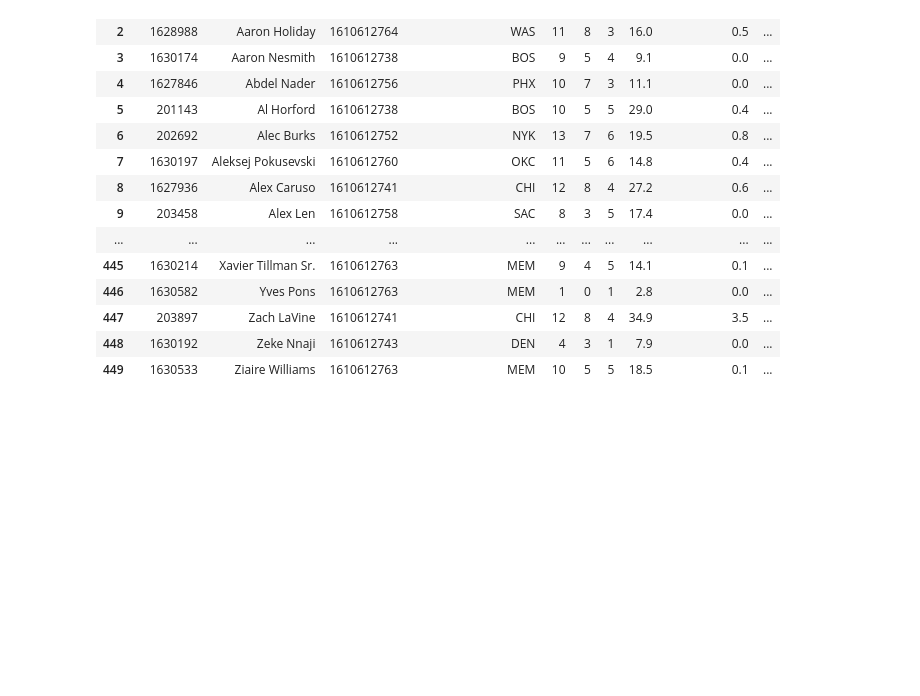
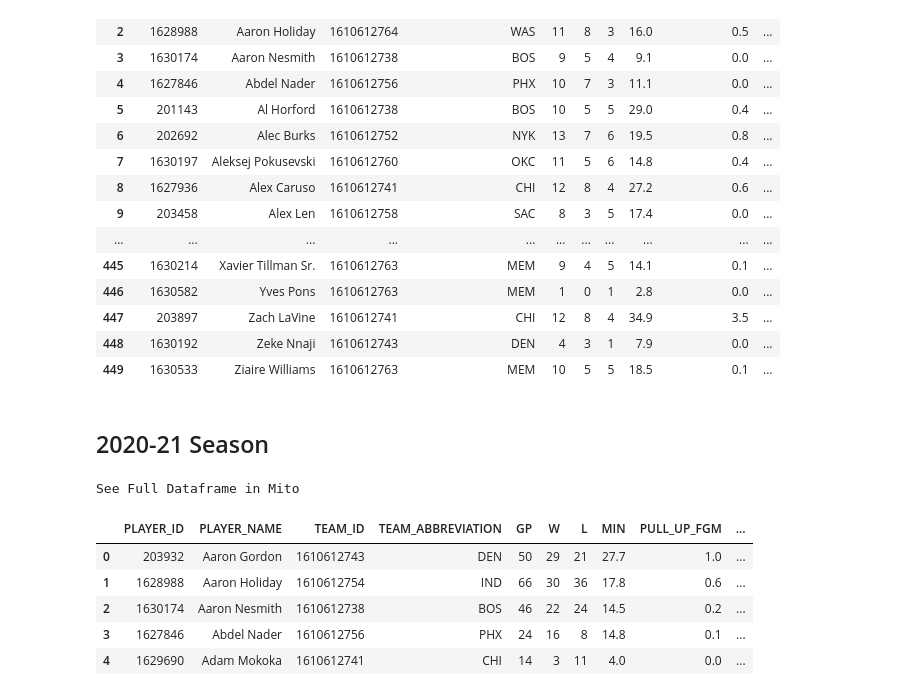
Before and after one commit to bme3412/Python, a Jupyter notebook: Projects/Basketball_reference/Shooting Stats.ipynb, the cells around one changed output. Cells and saved outputs as stored; diff of their text form; code cells hidden in the pictures; blank space fills up the shorter version.

```diff
--- a/Projects/Basketball_reference/Shooting Stats.ipynb
+++ b/Projects/Basketball_reference/Shooting Stats.ipynb
@@ -166,3 +164,74 @@ See Full Dataframe in Mito
 | 447 | 203897 | Zach LaVine | 1610612741 | CHI | 12 | 8 | 4 | 34.9 | 3.5 | ... |
 | 448 | 1630192 | Zeke Nnaji | 1610612743 | DEN | 4 | 3 | 1 | 7.9 | 0.0 | ... |
 | 449 | 1630533 | Ziaire Williams | 1610612763 | MEM | 10 | 5 | 5 | 18.5 | 0.1 | ... |
+# %% [markdown]
+## 2020-21 Season
+# %%
+# Under the Header tab, select general and copy the first part of the request URL
+url = 'https://stats.nba.com/stats/leaguedashptstats'
+#Header Tab, under "Query String Parameter" subsection
+params =(
+("College", ""),
+("Conference", ""),
+("Country", ""),
+("DateFrom", ""),
+("DateTo", ""),
+("Division", ""),
+("DraftPick", ""),
+("DraftYear", ""),
+("GameScope", ""),
+("Height", ""),
+("LastNGames", "0"),
+("LeagueID", "00"),
+("Location", ""),
+("Month", "0"),
+("OpponentTeamID", "0"),
+("Outcome", ""),
+("PORound", "0"),
+("PerMode", "PerGame"),
+("PlayerExperience", ""),
+("PlayerOrTeam", "Player"),
+("PlayerPosition", ""),
+("PtMeasureType", "PullUpShot"),
+("Season", "2020-21"),
+("SeasonSegment", ""),
+("SeasonType", "Regular Season"),
+("StarterBench", ""),
+("TeamID", "0"),
+("VsConference", ""),
+("VsDivision", "" ),
+("Weight", ""))
+# Header tab, under “Request Headers” subsection
+header = {
+"accept": "application/json, text/plain, */*",
+"accept-encoding": "gzip, deflate, br",
+"accept-language": "en-US,en;q=0.9,la;q=0.8",
+"connection": "keep-alive",
+"host": "stats.nba.com",
+"if-modified-since":"Sat, 13 Nov 2021 17:46:14 GMT",
+"origin": "https://www.nba.com",
+"referer": "https://www.nba.com/",
+"sec-ch-ua": '"Google Chrome";v="95", "Chromium";v="95", ";Not A Brand";v="99',
+"sec-ch-ua-mobile": "?0",
+"sec-ch-ua-platform":"macOS",
+"sec-fetch-dest": "empty",
+"sec-fetch-mode": "cors",
+"sec-fetch-site": "same-site",
+"user-agent": "Mozilla/5.0 (Macintosh; Intel Mac OS X 10_15_7) AppleWebKit/537.36 (KHTML, like Gecko) Chrome/95.0.4638.69 Safari/537.36",
+"x-nba-stats-origin": "stats",
+"x-nba-stats-token": "true"}
+
+#Using Request library to get the data
+response = requests.get(url, headers=header, params=params, allow_redirects=False)
+response_json = response.json()
+df_2021 = pd.DataFrame(response_json['resultSets'][0]['rowSet'])
+df_2021.columns = response_json['resultSets'][0]['headers']
+df_2021.head()
+# %% [output]
+See Full Dataframe in Mito
+|  | PLAYER_ID | PLAYER_NAME | TEAM_ID | TEAM_ABBREVIATION | GP | W | L | MIN | PULL_UP_FGM | ... |
+| 0 | 203932 | Aaron Gordon | 1610612743 | DEN | 50 | 29 | 21 | 27.7 | 1.0 | ... |
+| 1 | 1628988 | Aaron Holiday | 1610612754 | IND | 66 | 30 | 36 | 17.8 | 0.6 | ... |
+| 2 | 1630174 | Aaron Nesmith | 1610612738 | BOS | 46 | 22 | 24 | 14.5 | 0.2 | ... |
+| 3 | 1627846 | Abdel Nader | 1610612756 | PHX | 24 | 16 | 8 | 14.8 | 0.1 | ... |
+| 4 | 1629690 | Adam Mokoka | 1610612741 | CHI | 14 | 3 | 11 | 4.0 | 0.0 | ... |
```
Also changed, not shown: parts of 14 cells of this notebook.
